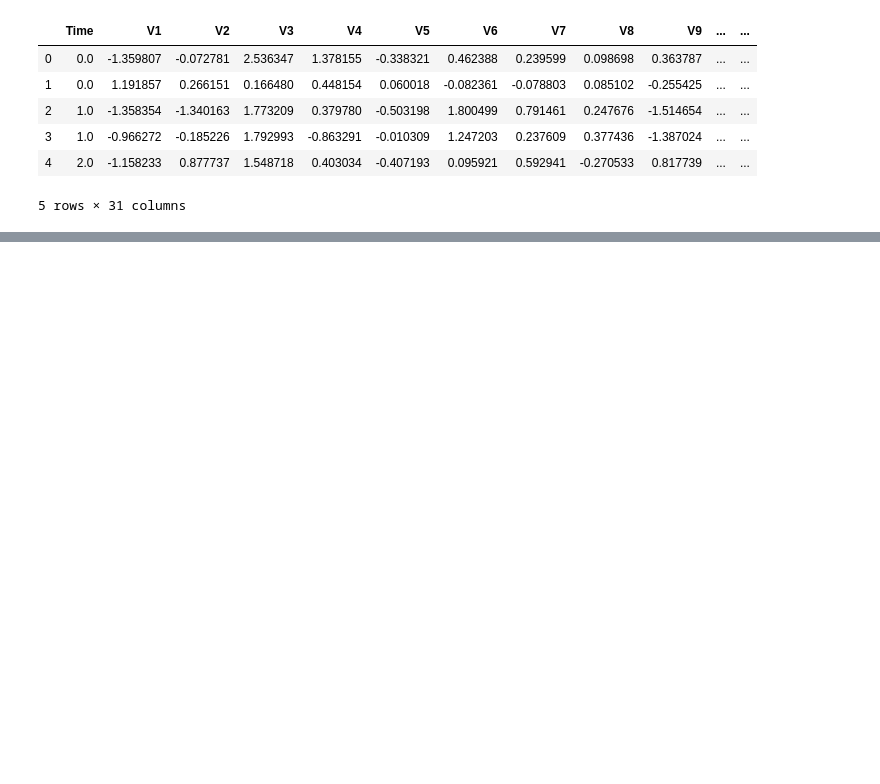
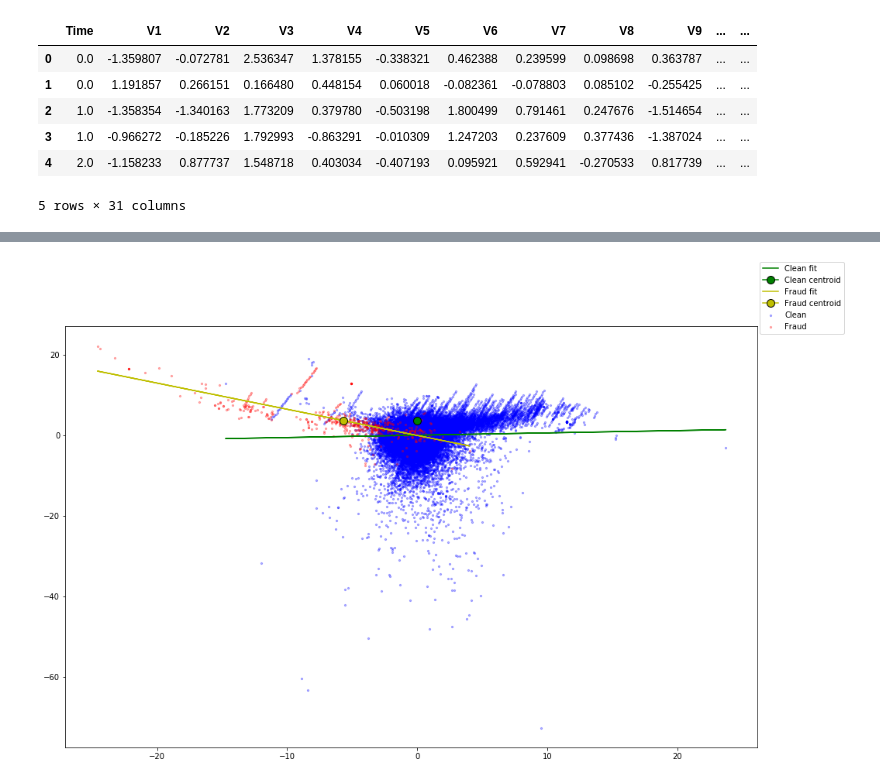
Before and after one commit to RobvanGastel/credit-card-fraud-detection, a Jupyter notebook: notebooks/Exploratory.ipynb, the cells around one changed output, grey strips where cells are left out. Drawn from its saved outputs; the diff is of its cells as text; code cells hidden in the pictures; blank space fills up the shorter version.

```diff
--- a/notebooks/Exploratory.ipynb
+++ b/notebooks/Exploratory.ipynb
@@ -27,0 +112,22 @@ df.describe()
+# %%
+x_col, y_col = 'V10', 'V2'
+
+fig = plt.figure(figsize=(16,10))
+ax1 = fig.add_subplot(111)
+
+ax1.scatter(df_clean[x_col], df_clean[y_col], s=5, c='b', alpha=.3, label='Clean')
+b, a = polyfit(df_clean[x_col], df_clean[y_col], 1)
+ax1.plot(df_clean[x_col], a * df_clean[x_col] + b, c='g', label='Clean fit')
+x, y = [df_clean[x_col].mean()], [df_fraud[y_col].mean()]
+ax1.plot(x, y, c='g', mec='black', ms=10, marker='o', label='Clean centroid')
+
+ax1.scatter(df_fraud[x_col], df_fraud[y_col], s=5, c='r', alpha=.3, label='Fraud')
+b, a = polyfit(df_fraud[x_col], df_fraud[y_col], 1)
+ax1.plot(df_fraud[x_col], a * df_fraud[x_col] + b, c='y', label='Fraud fit')
+x, y = [df_fraud[x_col].mean()], [df_fraud[y_col].mean()]
+ax1.plot(x, y, c='y', mec='black', ms=10, marker='o', label='Fraud centroid')
+
+fig.legend()
+fig.show()
+# %% [output]
+[figure, added]
```
Also changed, not shown: parts of 8 cells of this notebook.
